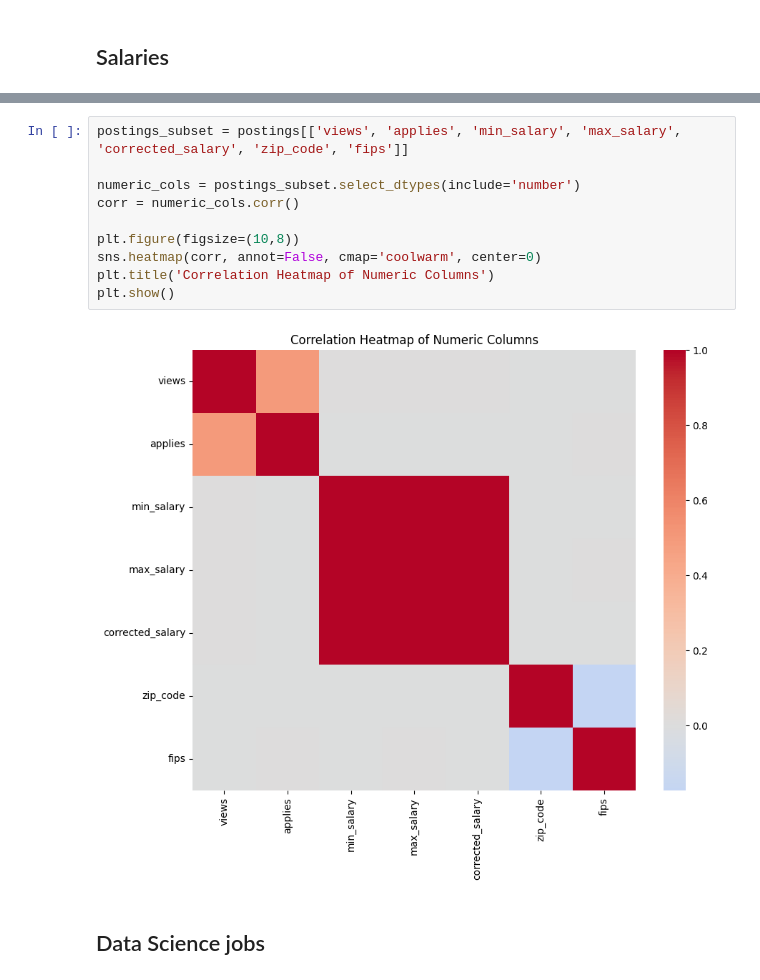
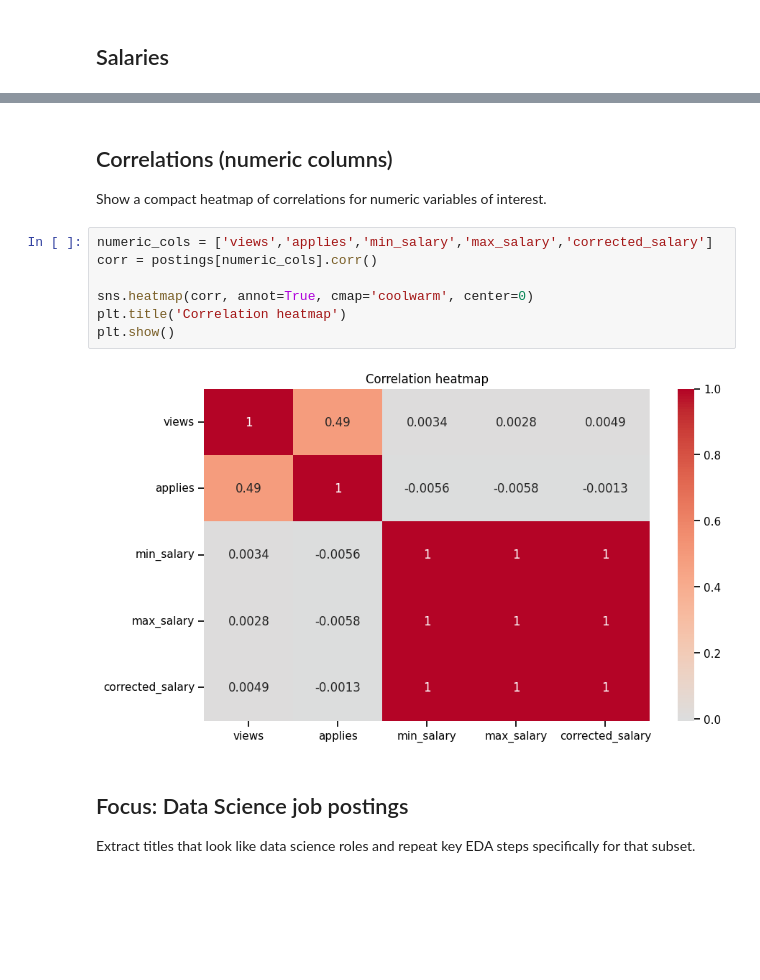
Before and after one commit to j-podracky/linked-insights-ner, a Jupyter notebook: notebooks/01_exploring_linkedin_data.ipynb, the cells around one changed output, grey strips where cells are left out. Saved outputs shown, nothing was run; the diff lists cells and outputs as text; blank space fills up the shorter version.

Commit message:
cleaned up eda, charts, etc

```diff
--- a/notebooks/01_exploring_linkedin_data.ipynb
+++ b/notebooks/01_exploring_linkedin_data.ipynb
@@ -414,17 +392,20 @@ plt.show()
+# %% [markdown]
+## Correlations (numeric columns)
+
+Show a compact heatmap of correlations for numeric variables of interest.
 # %%
-postings_subset = postings[['views', 'applies', 'min_salary', 'max_salary', 'corrected_salary', 'zip_code', 'fips']]
+numeric_cols = ['views','applies','min_salary','max_salary','corrected_salary']
+corr = postings[numeric_cols].corr()
 
-numeric_cols = postings_subset.select_dtypes(include='number')
-corr = numeric_cols.corr()
-
-plt.figure(figsize=(10,8))
-sns.heatmap(corr, annot=False, cmap='coolwarm', center=0)
-plt.title('Correlation Heatmap of Numeric Columns')
+sns.heatmap(corr, annot=True, cmap='coolwarm', center=0)
+plt.title('Correlation heatmap')
 plt.show()
 # %% [output]
-[figure, old version]
+[figure, new version]
-# %% [markdown]
-## Data Science jobs
+# %% [markdown]
+## Focus: Data Science job postings
+
+Extract titles that look like data science roles and repeat key EDA steps specifically for that subset.
 # %%
 data_science_job_titles = []
 
```
Also changed, not shown: parts of 21 cells of this notebook.
